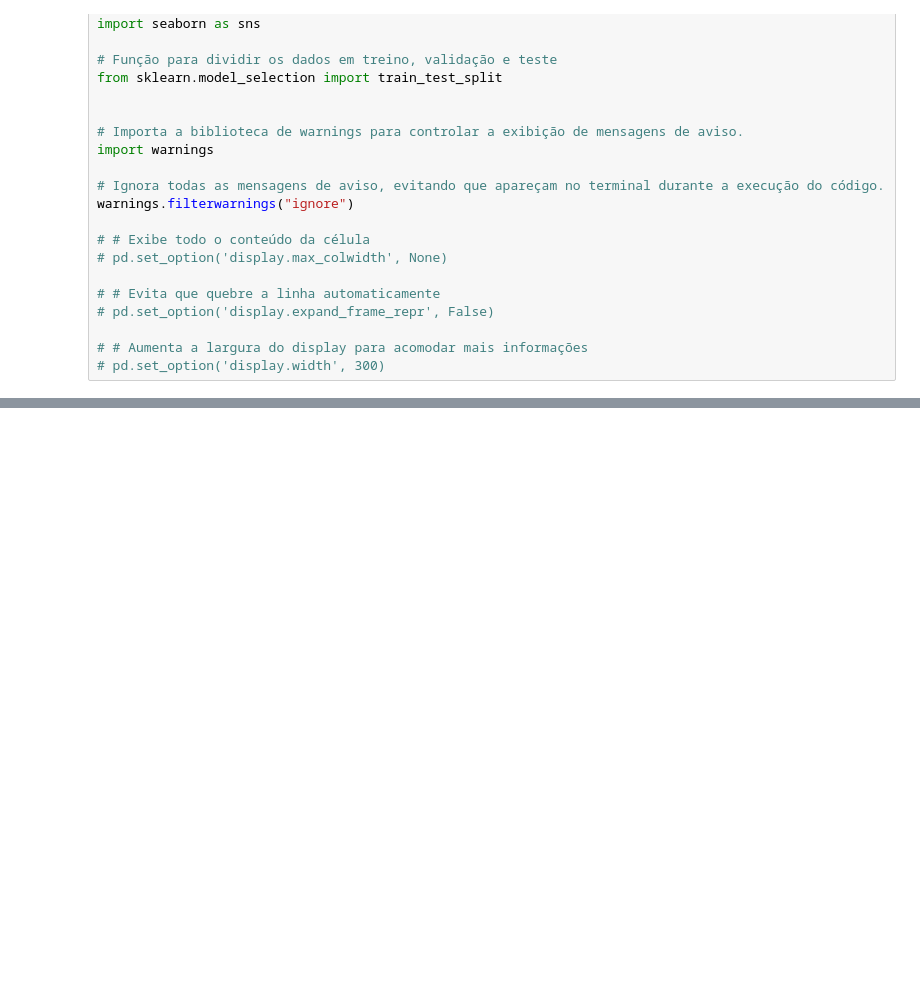
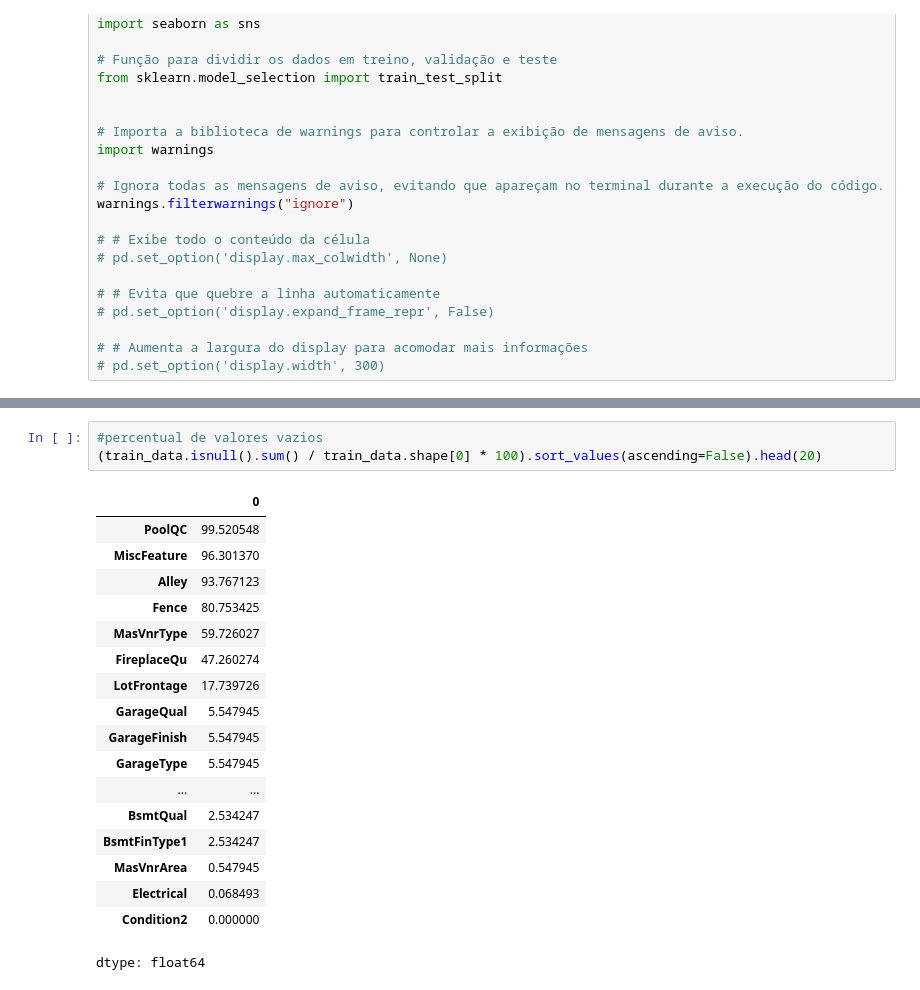
Before and after one commit to joaossoliveira/House-price, a Jupyter notebook: House_Price1.ipynb, the cells around one changed output, grey strips where cells are left out. Saved outputs shown, nothing was run; the diff lists cells and outputs as text; blank space fills up the shorter version.

```diff
--- a/House_Price1.ipynb
+++ b/House_Price1.ipynb
@@ -67,0 +118,22 @@ warnings.filterwarnings("ignore")
+# %%
+#percentual de valores vazios
+(train_data.isnull().sum() / train_data.shape[0] * 100).sort_values(ascending=False).head(20)
+# %% [output]
+|  | 0 |
+| PoolQC | 99.520548 |
+| MiscFeature | 96.301370 |
+| Alley | 93.767123 |
+| Fence | 80.753425 |
+| MasVnrType | 59.726027 |
+| FireplaceQu | 47.260274 |
+| LotFrontage | 17.739726 |
+| GarageQual | 5.547945 |
+| GarageFinish | 5.547945 |
+| GarageType | 5.547945 |
+| ... | ... |
+| BsmtQual | 2.534247 |
+| BsmtFinType1 | 2.534247 |
+| MasVnrArea | 0.547945 |
+| Electrical | 0.068493 |
+| Condition2 | 0.000000 |
+dtype: float64
```
Also changed, not shown: parts of 12 cells of this notebook.
